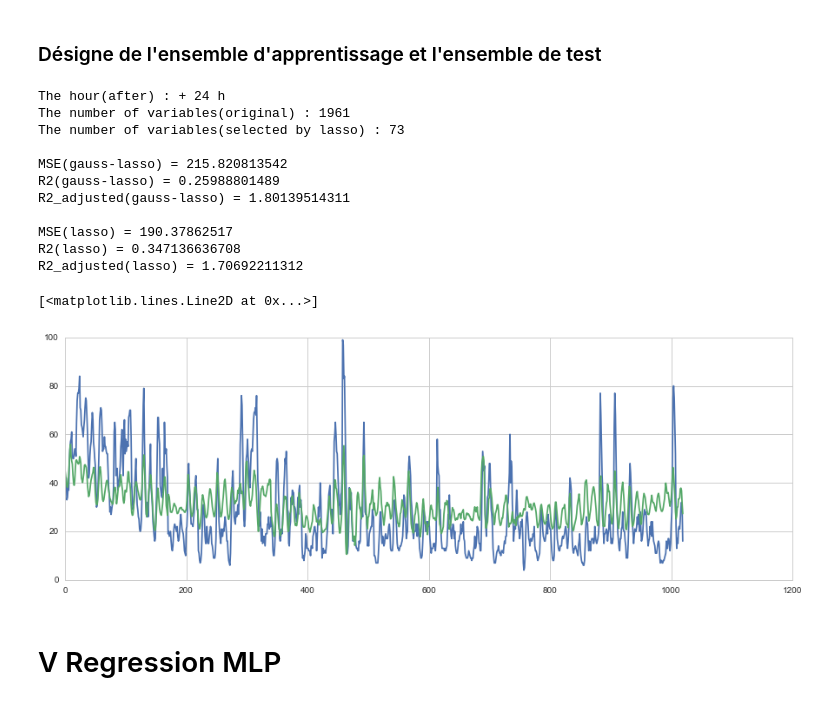
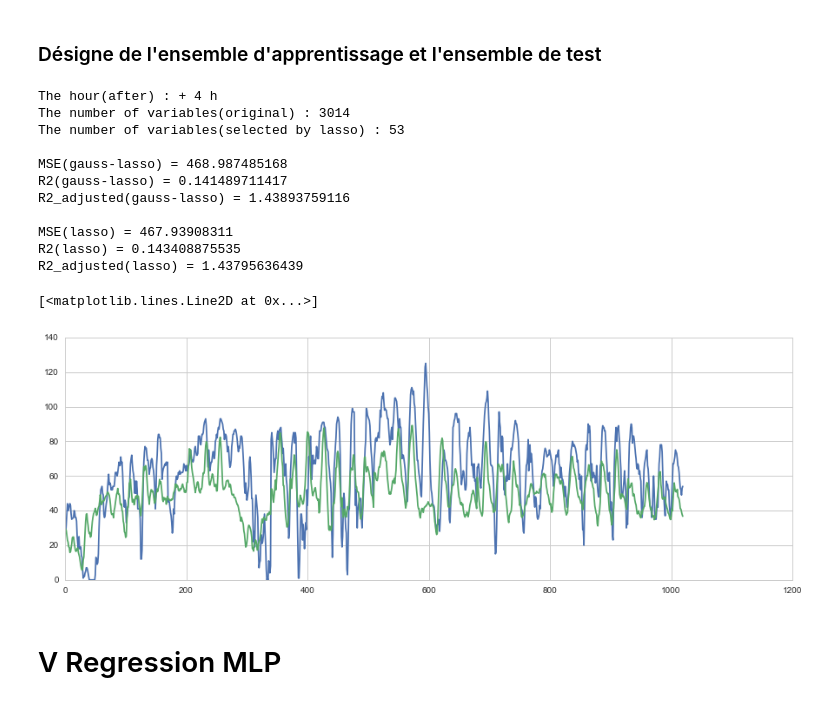
Before and after one commit to MGIMM/Predict-pollution-in-an-asian-megacity, a Jupyter notebook: ANNEXE.ipynb, the cells around one changed output. Saved outputs shown, nothing was run; the diff lists cells and outputs as text; code cells hidden in the pictures.

```diff
--- a/ANNEXE.ipynb
+++ b/ANNEXE.ipynb
@@ -240,8 +242,8 @@ On ne considère que la variable à expliquée. i.e. Pour NO2, On n'utilise que
 # %% [markdown]
 ### Désigne de l'ensemble d'apprentissage et l'ensemble de test
 # %%
-var = 'NO2-is-day-month-windB-XPrecipIntensity_04143-XPrecipProbability_04143'
-objet_predict = "NO2"
+var = 'O3-is-day-month-wind-tem-dew-hum-sun-cloud'
+objet_predict = "O3"
 X_train = pd.get_dummies(DataSample(X_train_train,var))
 #X_train = X_train_train.iloc[:,1:]
 Y_train = DataSample(Y_train_train,objet_predict).values
@@ -250,12 +252,12 @@ X_test = pd.get_dummies(DataSample(X_train_test,var))
 #X_test = X_train_test.iloc[:,1:]
 Y_test = DataSample(Y_train_test,objet_predict).values
 # %%
-hour = 24
+hour = 4
 Y_hour_train = Y_train[:,hour-1]
 Y_hour_test = Y_test[:,hour-1]
 
 clf = linear_model.LassoCV()
-clf.fit(X_train.values,Y_hour_train)
+clf.fit(X_train,Y_hour_train)
 
 a=pd.Series([int(clf.coef_[i]!=0) for i in range(len(clf.coef_))])
 
@@ -284,24 +286,25 @@ print 'MSE(lasso) = ' + str(MSE)
 print 'R2(lasso) = ' + str(R2)
 print 'R2_adjusted(lasso) = ' + str(R2_adjusted) +'\n'
 # %% [output]
-The hour(after) : + 24 h
-The number of variables(original) : 1961
-The number of variables(selected by lasso) : 73
+The hour(after) : + 4 h
+The number of variables(original) : 3014
+The number of variables(selected by lasso) : 53
 
-MSE(gauss-lasso) = 215.820813542
-R2(gauss-lasso) = 0.25988801489
-R2_adjusted(gauss-lasso) = 1.80139514311
+MSE(gauss-lasso) = 468.987485168
+R2(gauss-lasso) = 0.141489711417
+R2_adjusted(gauss-lasso) = 1.43893759116
 
-MSE(lasso) = 190.37862517
-R2(lasso) = 0.347136636708
-R2_adjusted(lasso) = 1.70692211312
+MSE(lasso) = 467.93908311
+R2(lasso) = 0.143408875535
+R2_adjusted(lasso) = 1.43795636439
 # %%
 plt.figure(figsize = [15,5])
 plt.plot(Y_hour_test)
 plt.plot(clf.predict(X_test))
+plt.title("LASSO")
 # %% [output]
 [<matplotlib.lines.Line2D at 0x...>]
-[figure, old version]
+[figure, new version]
 # %% [markdown]
 # V Regression MLP
 # %% [markdown]
```
Also changed, not shown: parts of 37 cells of this notebook.
